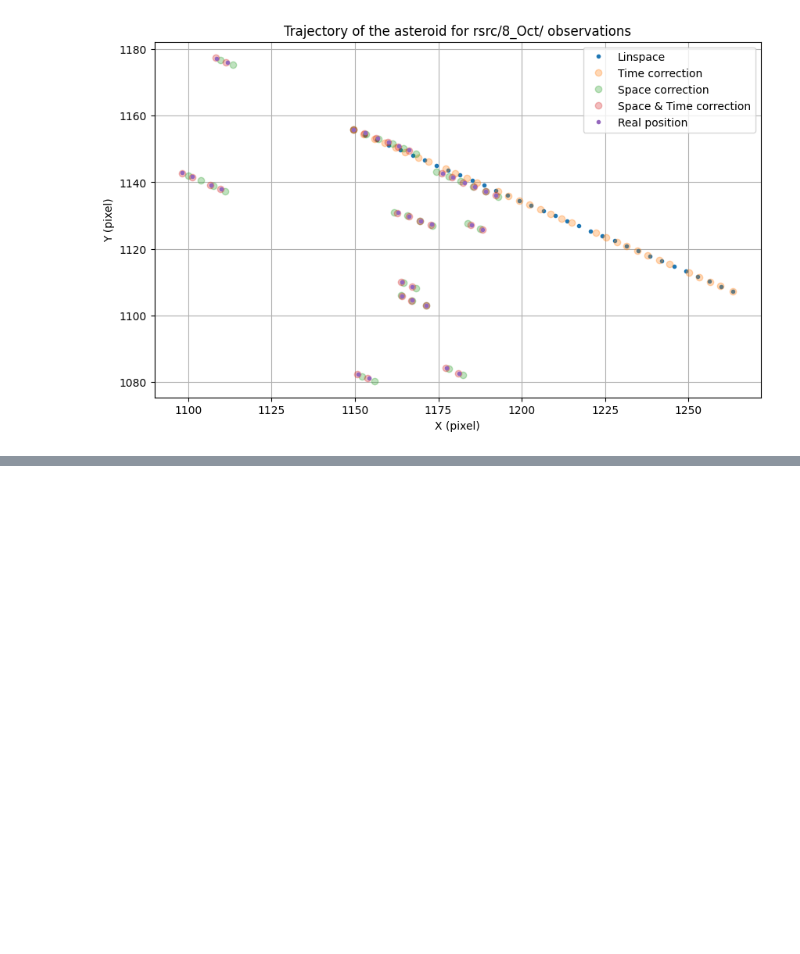
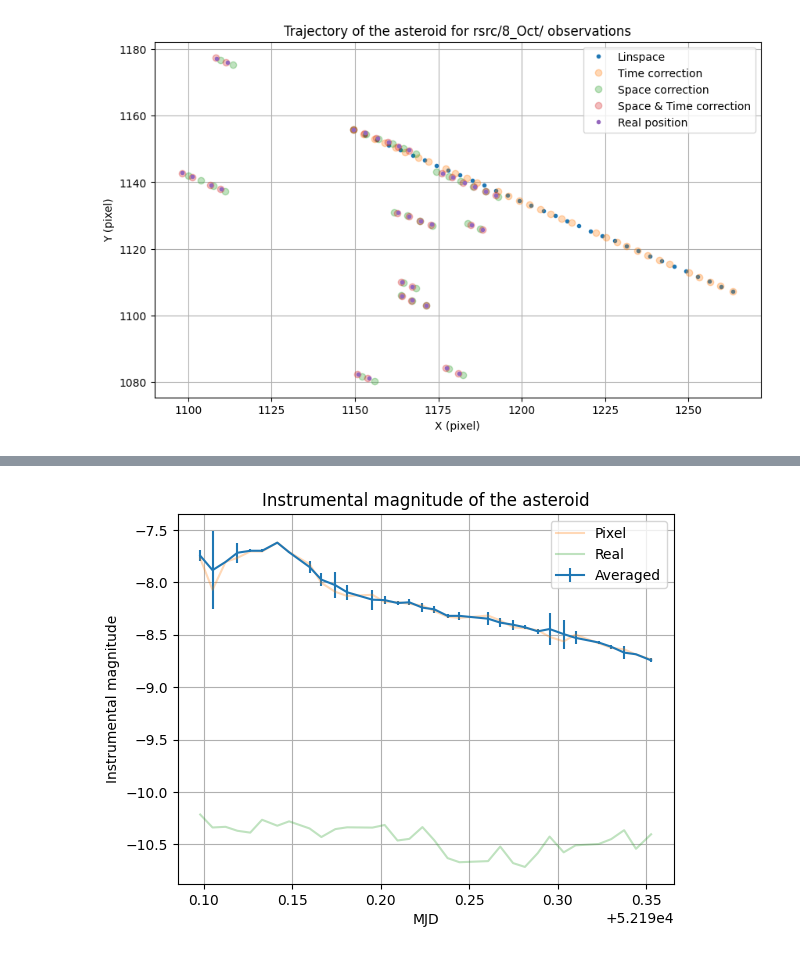
Before and after one commit to LeiRoF/M2-Kuiper-Belt-Object, a Jupyter notebook: Report.ipynb, the cells around one changed output, grey strips where cells are left out. Cells and saved outputs as stored; diff of their text form; code cells hidden in the pictures; blank space fills up the shorter version.

Commit message:
Error on mag tentative

```diff
--- a/Report.ipynb
+++ b/Report.ipynb
@@ -331,0 +327,73 @@ Incertitude: x=0.2, y=0.2
+# %%
+instrumental_magnitude_pixel = np.empty(nbfiles)
+instrumental_magnitude_averaged = np.empty(nbfiles)
+
+
+for i, file in enumerate(files):
+
+    hdulist = fits.open(os.path.join(PARENT_PATH, file))
+    header = hdulist[0].header
+    data = hdulist[0].data
+
+    # Getting neighbor pixels relative position
+    pos = real_object_pos[i].astype(int)   # pixel position
+    d_pos = real_object_pos[i] - pos       # position in pixel
+    r_pos = d_pos - 0.5                    # position in pixel relative to the center
+    n_pos = np.zeros(2) # neighbor pixel relative position
+    n_pos[r_pos > 0] = 1
+    n_pos[r_pos < 0] = -1
+
+    # Getting neighbor pixels absolute position
+    posA = pos.astype(int)
+    posB = pos
+    posB[0] += n_pos[0]
+    posB = posB.astype(int)
+    posC = pos
+    posC[1] += n_pos[1]
+    posC = posC.astype(int)
+    posD = pos + n_pos
+    posD = posD.astype(int)
+
+
+    # Computing distance from the center of the pixel to the real position
+    distA = np.sqrt(np.sum((posA + 0.5 - real_object_pos[i]))**2)
+    distB = np.sqrt(np.sum((posB + 0.5 - real_object_pos[i]))**2)
+    distC = np.sqrt(np.sum((posC + 0.5 - real_object_pos[i]))**2)
+    distD = np.sqrt(np.sum((posD + 0.5 - real_object_pos[i]))**2)
+
+    # Get the instrumental magnitude of the 4 pixels
+    magA = -2.5 * np.log10(data[posA[0], posA[1]])
+    magB = -2.5 * np.log10(data[posB[0], posB[1]])
+    magC = -2.5 * np.log10(data[posC[0], posC[1]])
+    magD = -2.5 * np.log10(data[posD[0], posD[1]])
+
+    # Store the instrumental magnitude of the main pixel
+    instrumental_magnitude_pixel[i] = magA
+
+    # Compute the weight of each pixel
+    weightA = 1 - distA
+    weightB = 1 - distB
+    weightC = 1 - distC
+    weightD = 1 - distD
+
+    # Compute the weight sum
+    weight_sum = weightA + weightB + weightC + weightD
+
+    # Compute the weighted average of the instrumental magnitude
+    instrumental_magnitude_averaged[i] = (magA * weightA + magB * weightB + magC * weightC + magD * weightD) / weight_sum
+
+# object_mag = instrumental_magnitude_averaged
+mag_error = 2*np.abs(instrumental_magnitude_averaged - instrumental_magnitude_pixel)
+
+# Plot the result
+plt.errorbar(mjds + first_mjd, instrumental_magnitude_averaged, yerr=mag_error, label="Averaged")
+plt.plot(mjds + first_mjd, instrumental_magnitude_pixel, label="Pixel", alpha=0.3)
+plt.plot(mjds + first_mjd, object_mag, label="Real", alpha=0.3)
+plt.legend()
+plt.grid()
+plt.xlabel("MJD")
+plt.ylabel("Instrumental magnitude")
+plt.title("Instrumental magnitude of the asteroid")
+plt.show()
+# %% [output]
+[figure, added]
```
Also changed, not shown: parts of 10 cells of this notebook, 1 other file.
